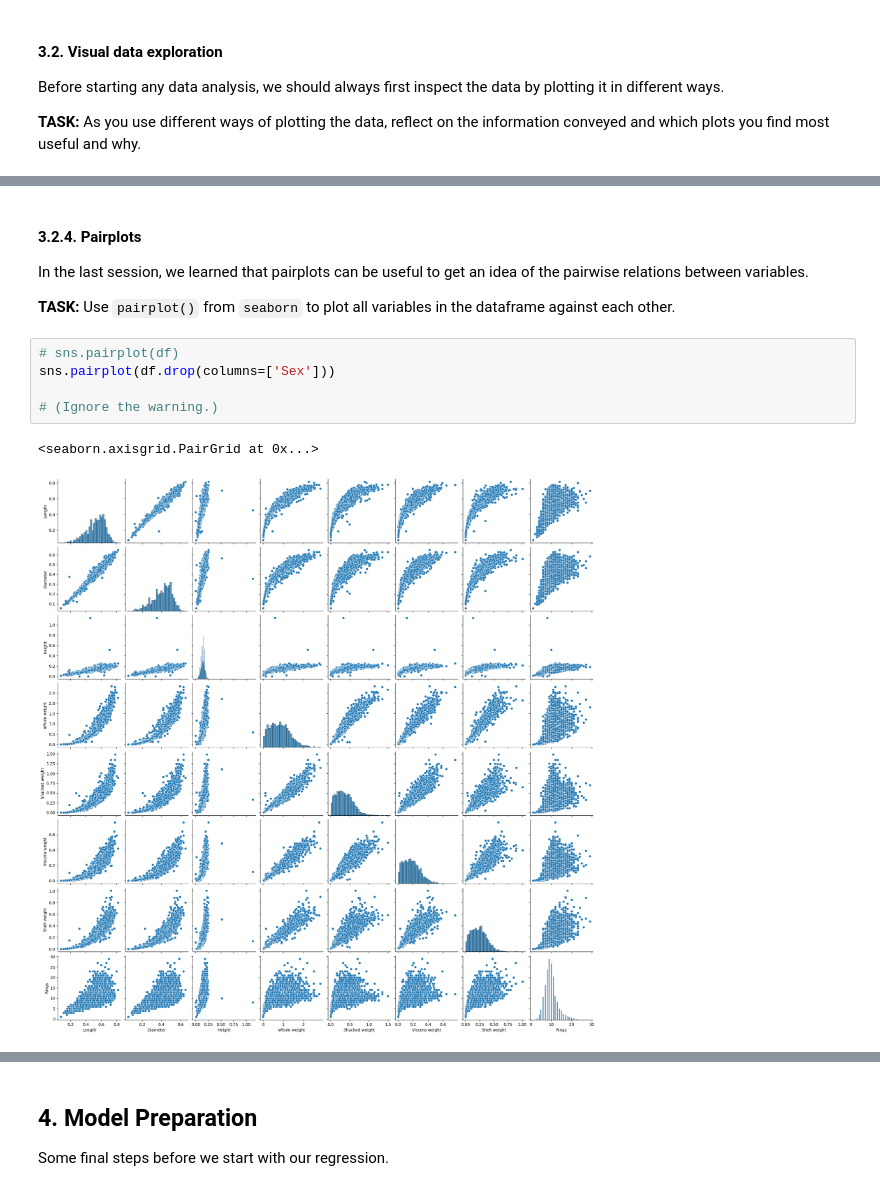
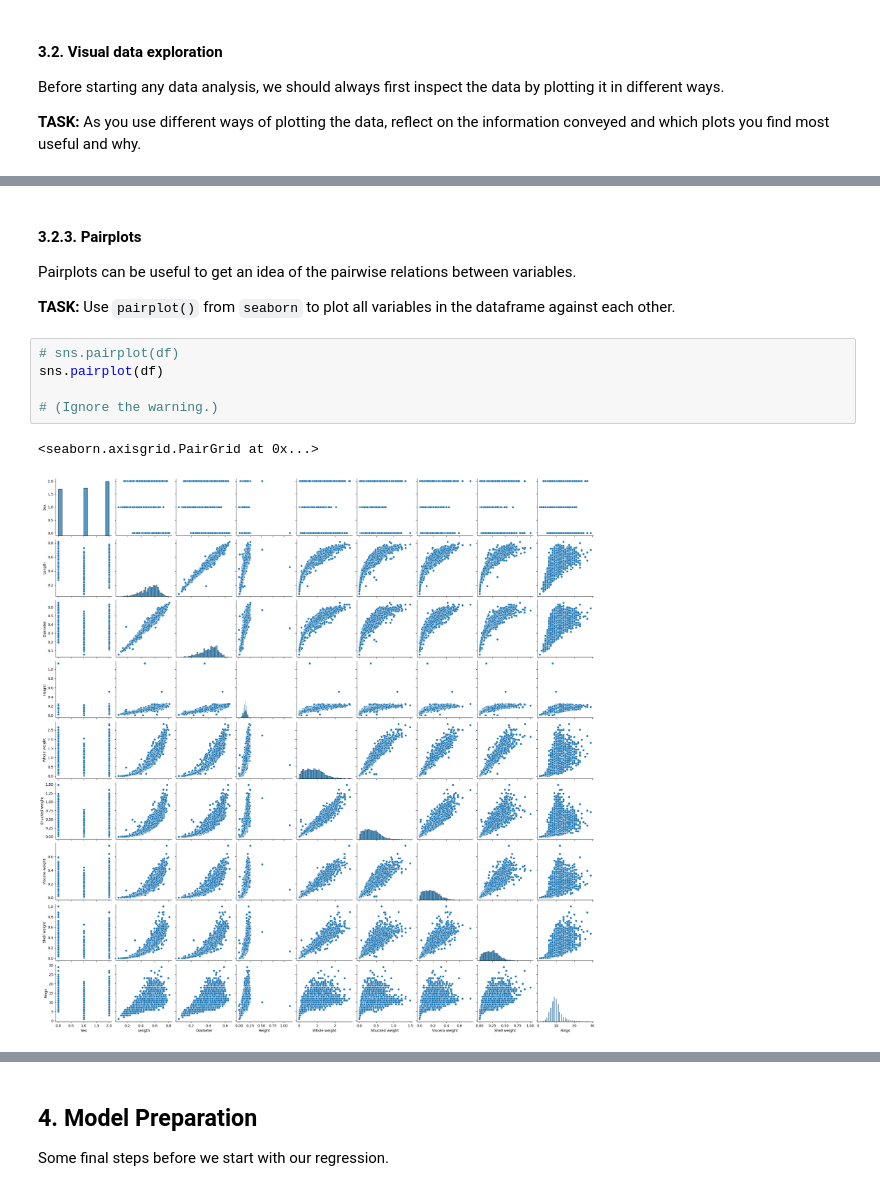
Before and after one commit to edinburgh-bto/2025-DExB2, a Jupyter notebook: Week_06/class-12-notebook-multiple-regression-answers.ipynb, the cells around one changed output, grey strips where cells are left out. Saved outputs shown, nothing was run; the diff lists cells and outputs as text.

````diff
--- a/Week_06/class-12-notebook-multiple-regression-answers.ipynb
+++ b/Week_06/class-12-notebook-multiple-regression-answers.ipynb
@@ -265,14 +258,14 @@ fig.show()
 # %% [markdown]
-#### 3.2.4. Pairplots
+#### 3.2.3. Pairplots
 
-In the last session, we learned that pairplots can be useful to get an idea of the pairwise relations between variables.
+Pairplots can be useful to get an idea of the pairwise relations between variables.
 
 **TASK:** Use ```pairplot()``` from ```seaborn``` to plot all variables in the dataframe against each other.
 # %%
 # sns.pairplot(df)
-sns.pairplot(df.drop(columns=['Sex']))
+sns.pairplot(df)
 
 # (Ignore the warning.)
 # %% [output]
 <seaborn.axisgrid.PairGrid at 0x...>
-[figure, old version]
+[figure, new version]
````
Also changed, not shown: parts of 58 cells of this notebook, 2 other files.
